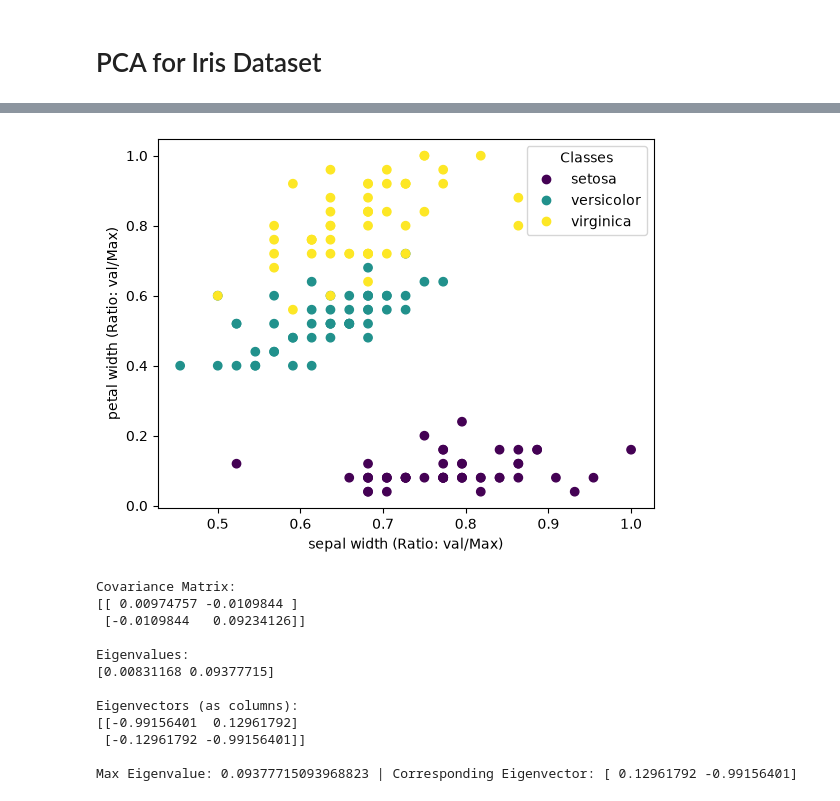
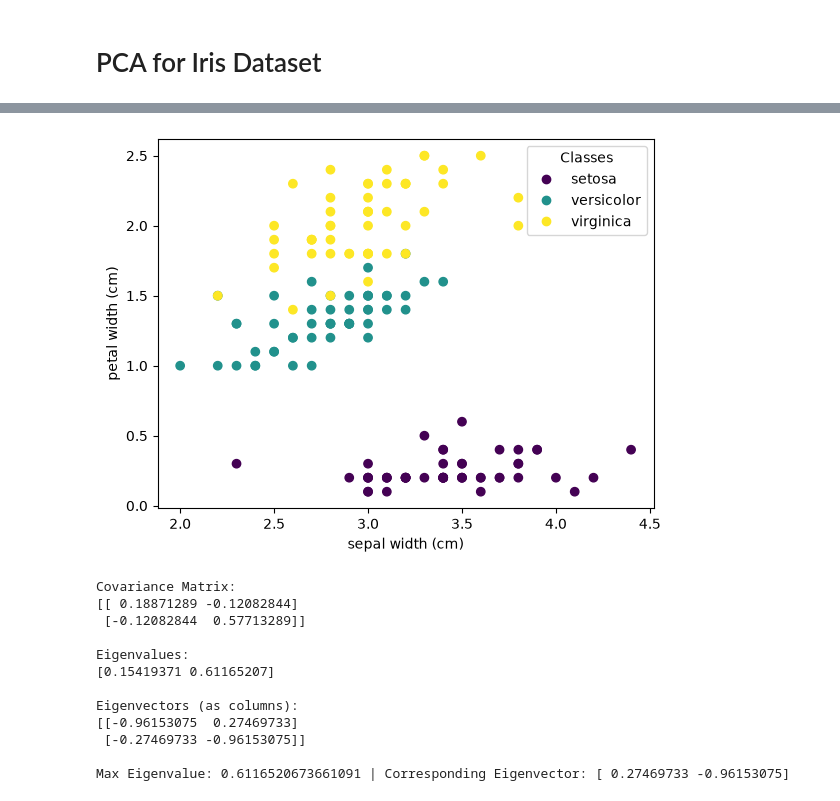
Before and after one commit to VecetyP/Latent-Space-Visualization, a Jupyter notebook: PCA/PCA.ipynb, the cells around one changed output, grey strips where cells are left out. Saved outputs shown, nothing was run; the diff lists cells and outputs as text; code cells hidden in the pictures.

Commit message:
Remove i-th data to max data ratio step

```diff
--- a/PCA/PCA.ipynb
+++ b/PCA/PCA.ipynb
@@ -23,25 +16,18 @@ df['target'] = y
 # %%
 x_axis_label = 'sepal width (cm)'
 y_axis_label = 'petal width (cm)'
 
 x_axis_data = df[x_axis_label]
 y_axis_data = df[y_axis_label]
 
-xMax = x_axis_data.max()
-yMax = y_axis_data.max()
-
-for i in range(len(x_axis_data)):
-    x_axis_data[i] = x_axis_data[i]/xMax
-    y_axis_data[i] = y_axis_data[i]/yMax
-
 fig, ax = plt.subplots()
 scatter = ax.scatter(x_axis_data, y_axis_data, c=y)
-ax.set_xlabel(x_axis_label[:-4]+'(Ratio: val/Max)')
-ax.set_ylabel(y_axis_label[:-4]+'(Ratio: val/Max)')
+ax.set_xlabel(x_axis_label)
+ax.set_ylabel(y_axis_label)
 fig = ax.legend(scatter.legend_elements()[0], iris.target_names, loc="best", title="Classes")
 plt.show()
 # %% [output]
-[figure, old version]
+[figure, new version]
 # %%
 n_sample = len(x_axis_data)
 
@@ -76,17 +62,19 @@ for i in range(len(eigenValues)):
 maxEigenVector = eigenVectors[:,i]
 
 print('\nMax Eigenvalue:',maxEigenValue, '| Corresponding Eigenvector:',maxEigenVector)
+
+projectedData = cData @ maxEigenVector
 # %% [output]
 Covariance Matrix:
-[[ 0.00974757 -0.0109844 ]
- [-0.0109844   0.09234126]]
+[[ 0.18871289 -0.12082844]
+ [-0.12082844  0.57713289]]
 
 Eigenvalues:
-[0.00831168 0.09377715]
+[0.15419371 0.61165207]
 
 Eigenvectors (as columns):
-[[-0.99156401  0.12961792]
- [-0.12961792 -0.99156401]]
+[[-0.96153075  0.27469733]
+ [-0.27469733 -0.96153075]]
 
-Max Eigenvalue: 0.09377715093968823 | Corresponding Eigenvector: [ 0.12961792 -0.99156401]
+Max Eigenvalue: 0.6116520673661091 | Corresponding Eigenvector: [ 0.27469733 -0.96153075]
 # %%
```
Also changed, not shown: parts of 2 cells of this notebook.
